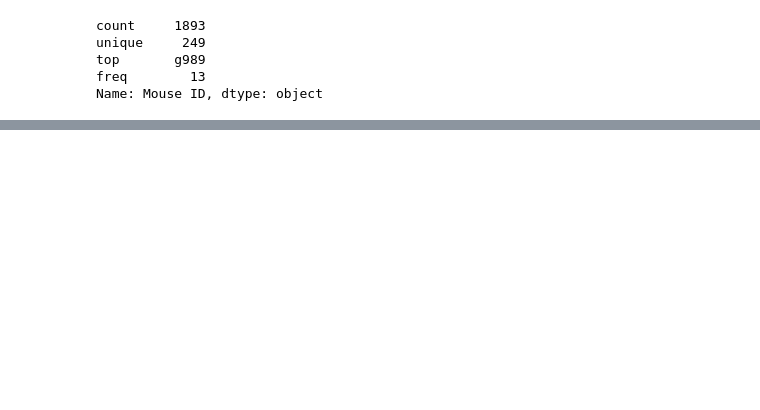
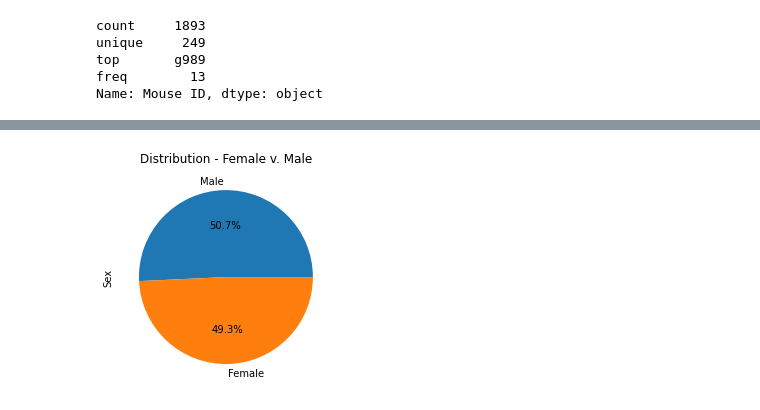
Before and after one commit to inkosi-codes/pyplot-challenge, a Jupyter notebook: pymaceutical_main.ipynb, the cells around one changed output, grey strips where cells are left out. Saved outputs shown, nothing was run; the diff lists cells and outputs as text; code cells hidden in the pictures; blank space fills up the shorter version.

```diff
--- a/pymaceutical_main.ipynb
+++ b/pymaceutical_main.ipynb
@@ -78,0 +134,8 @@ combine_resultset['Mouse ID'].value_counts().head()
+# %%
+# Generate a pie plot showing the distribution of female versus male mice using pandas
+pie_data = clean_combine_resultset['Sex'].value_counts()
+pie_data.plot(kind='pie',autopct="%1.1f%%",startangle=360)
+plt.title('Distribution - Female v. Male')
+plt.show()
+# %% [output]
+[figure, added]
```
Also changed, not shown: parts of 21 cells of this notebook.
